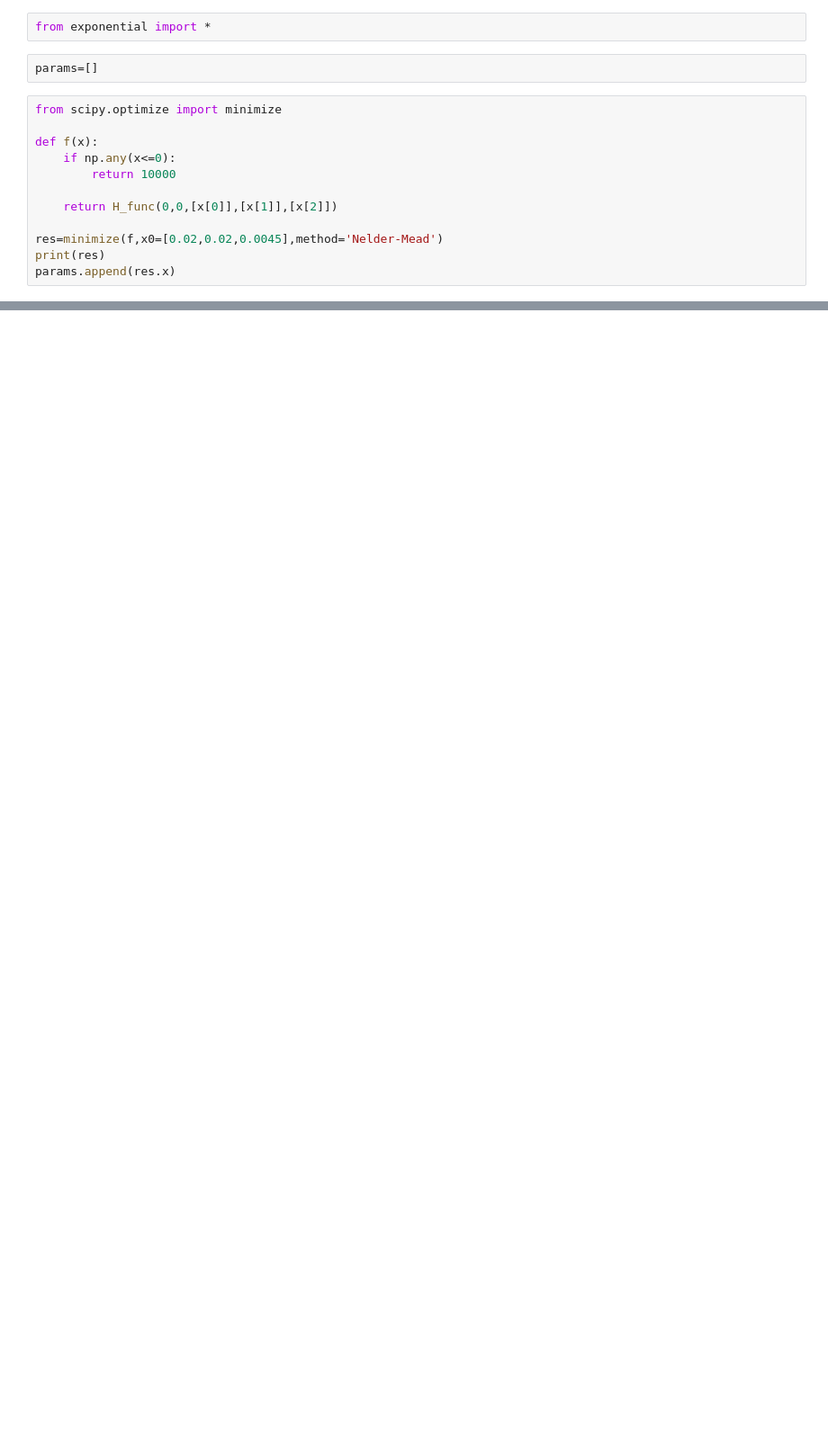
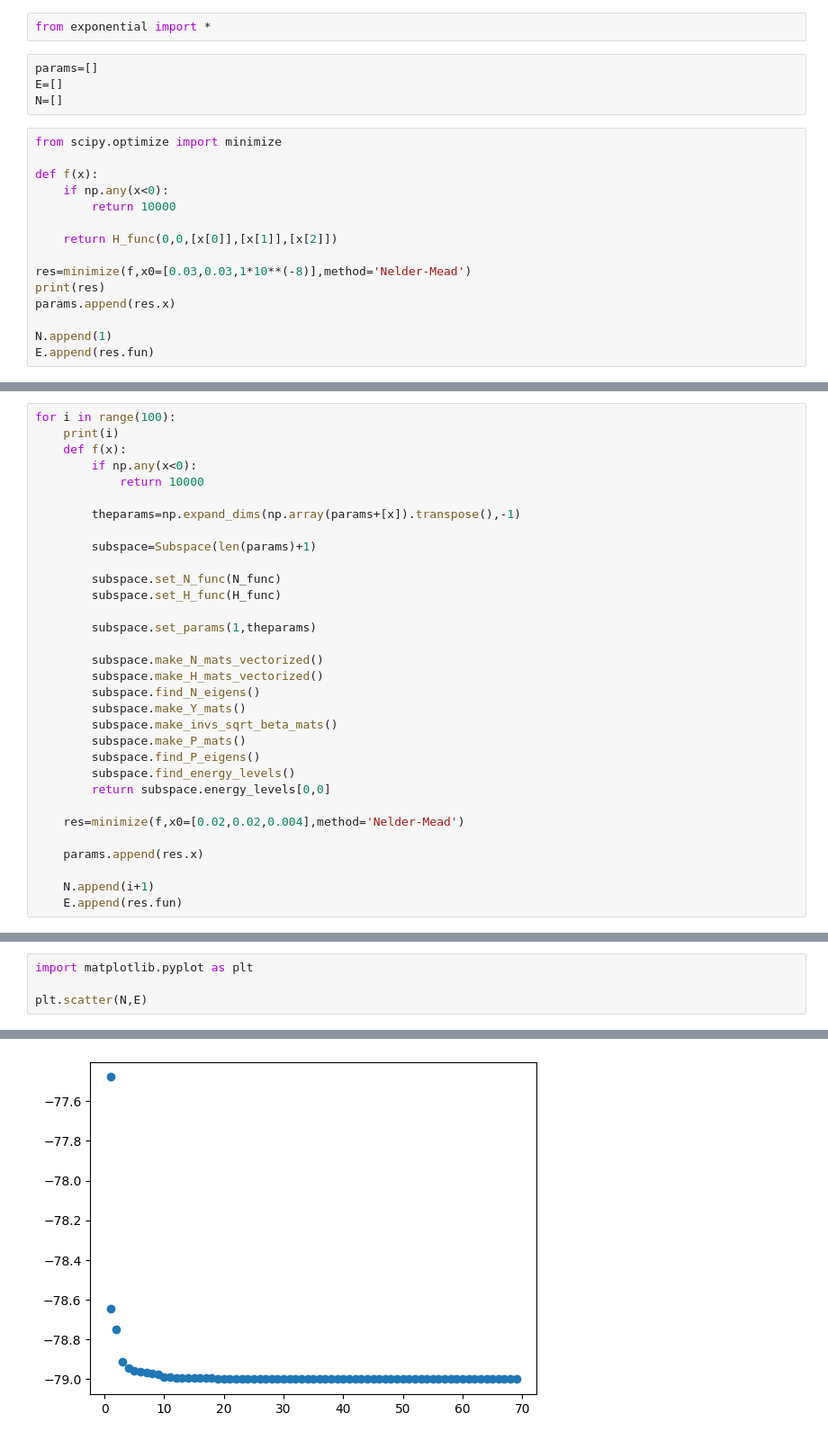
Before and after one commit to Myles244/3-particle-quantum-systems, a Jupyter notebook: params.ipynb, the cells around one changed output, grey strips where cells are left out. Shown at 90% size. Saved outputs shown, nothing was run; the diff lists cells and outputs as text; blank space fills up the shorter version.

Commit message:
Optimized Parameters

```diff
--- a/params.ipynb
+++ b/params.ipynb
@@ -2,18 +2,23 @@
 from exponential import *
 # %%
 params=[]
+E=[]
+N=[]
 # %%
 from scipy.optimize import minimize
 
 def f(x):
-    if np.any(x<=0):
+    if np.any(x<0):
         return 10000
 
     return H_func(0,0,[x[0]],[x[1]],[x[2]])
 
-res=minimize(f,x0=[0.02,0.02,0.0045],method='Nelder-Mead')
+res=minimize(f,x0=[0.03,0.03,1*10**(-8)],method='Nelder-Mead')
 print(res)
 params.append(res.x)
+
+N.append(1)
+E.append(res.fun)
 # %% [output]
        message: Optimization terminated successfully.
        success: True
@@ -32,0 +38,32 @@ print(params)
+# %%
+for i in range(100):
+    print(i)
+    def f(x):
+        if np.any(x<0):
+            return 10000
+
+        theparams=np.expand_dims(np.array(params+[x]).transpose(),-1)
+
+        subspace=Subspace(len(params)+1)
+
+        subspace.set_N_func(N_func)
+        subspace.set_H_func(H_func)
+
+        subspace.set_params(1,theparams)
+
+        subspace.make_N_mats_vectorized()
+        subspace.make_H_mats_vectorized()
+        subspace.find_N_eigens()
+        subspace.make_Y_mats()
+        subspace.make_invs_sqrt_beta_mats()
+        subspace.make_P_mats()
+        subspace.find_P_eigens()
+        subspace.find_energy_levels()
+        return subspace.energy_levels[0,0]
+
+    res=minimize(f,x0=[0.02,0.02,0.004],method='Nelder-Mead')
+
+    params.append(res.x)
+
+    N.append(i+1)
+    E.append(res.fun)
@@ -32,0 +90,5 @@ print(params)
+# %%
+import matplotlib.pyplot as plt
+
+plt.scatter(N,E)
+# %% [output]
@@ -32,0 +96 @@ print(params)
+[figure, added]
```
Also changed, not shown: parts of 11 cells of this notebook, 1 other file.
